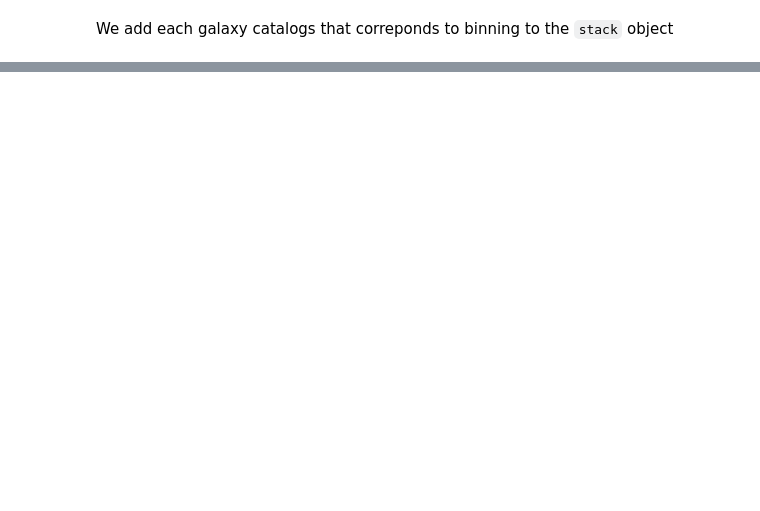
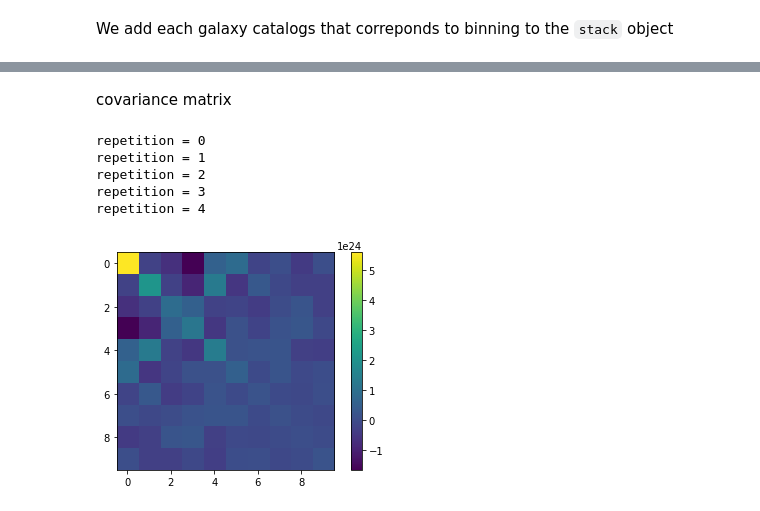
Before and after one commit to payerne/DC2Analysis, a Jupyter notebook: Example_covariance.ipynb, the cells around one changed output, grey strips where cells are left out. Cells and saved outputs as stored; diff of their text form; code cells hidden in the pictures; blank space fills up the shorter version.

```diff
--- a/Example_covariance.ipynb
+++ b/Example_covariance.ipynb
@@ -149,0 +150,2 @@ for file in os.listdir(where_mock):
+# %% [markdown]
+covariance matrix
@@ -149,0 +154,51 @@ for file in os.listdir(where_mock):
+# %%
+Stat = sta.Statistics(10)
+# %%
+where_mock = '/pbs/throng/lsst/users/cpayerne/ThesisAtCCin2p3/GalaxyClusterCatalogs/mock_CLMM'
+
+for repetition in range(n_repetitions):
+
+    print('repetition = ' + str(repetition))
+
+    stack = st.Stacking(r_low = 0.5,  r_up = 6, n_bins = 10, cosmo = mock_cosmo)
+
+    stack._select_type(is_deltasigma = deltasigma)
+
+    for file in os.listdir(where_mock):
+
+        if file in file_name:
+
+            os.chdir(where_mock)
+
+            cl = load(file)
+
+            cl = rspl.random_rotate_ellipticity(cl)
+
+            #cl = rspl.randomize_redshift(cl)
+
+            # the critical surface density is recquired then set is_deltasigma = True whatever you estimate reduced shear or deltasigma
+
+            cl.compute_tangential_and_cross_components(geometry="flat", is_deltasigma = True, cosmo = stack.cosmo)
+
+            bin_edges = pa.make_bins( stack.r_low , stack.r_up , stack.n_bins , method='evenlog10width')
+
+            profile = cl.make_binned_profile("radians", "Mpc", bins=bin_edges,cosmo=stack.cosmo,include_empty_bins= True,gal_ids_in_bins=True)
+
+            stack._estimate_individual_lensing_signal(cl, profile)
+
+            x_list.append(profile['radius'])
+
+            stack._add_cluster_redshift(cl)
+
+            stack._add_background_galaxies(cl, profile)
+
+
+    stack.MakeStackedProfile()
+
+    Stat._add_realization(stack.profile['gt'])
+# %% [output]
+repetition = 0
+repetition = 1
+repetition = 2
+repetition = 3
+repetition = 4
@@ -149,0 +207,9 @@ for file in os.listdir(where_mock):
+# %%
+#import numpy as np
+import matplotlib.pyplot as plt
+
+plt.imshow(Stat.covariance)
+plt.colorbar()
+plt.show()
+# %% [output]
+[figure, added]
```
Also changed, not shown: parts of 13 cells of this notebook, 3 other files.
